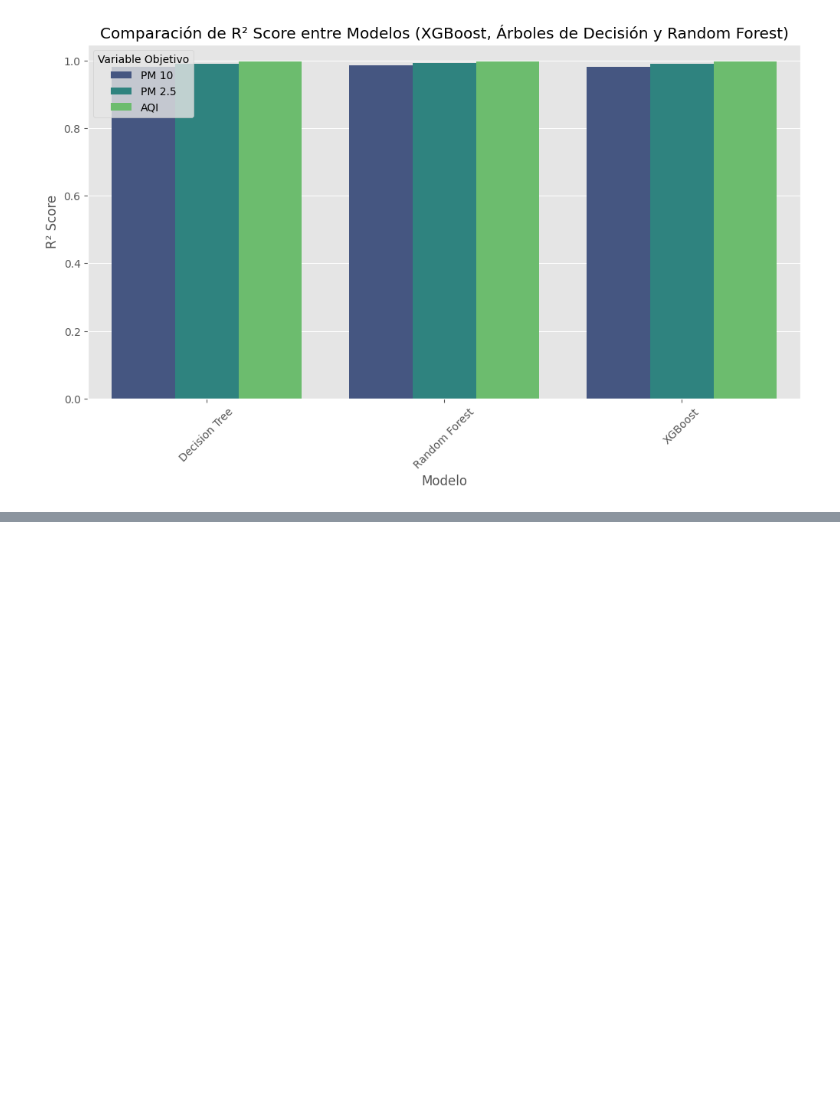
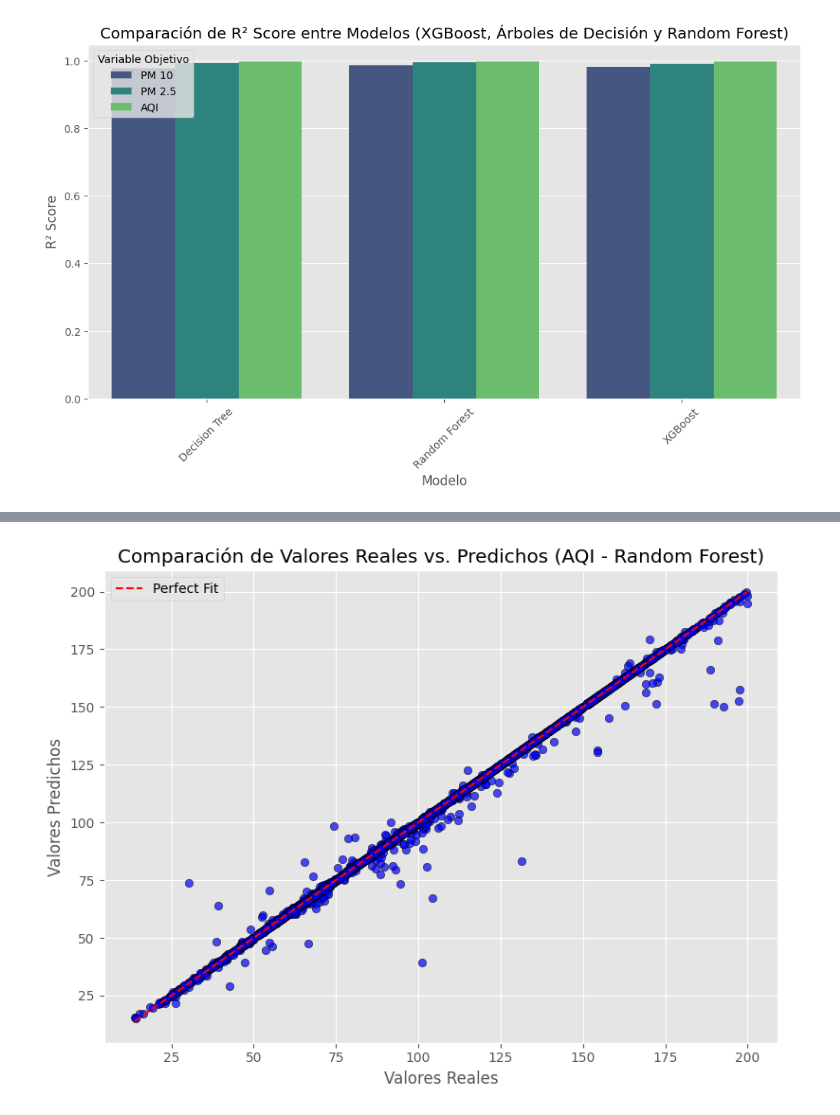
Before and after one commit to Sxrg1o/IA-TA, a Jupyter notebook: Preprocesamiento_caso_estudio_adaptado.ipynb, the cells around one changed output, grey strips where cells are left out. Saved outputs shown, nothing was run; the diff lists cells and outputs as text; code cells hidden in the pictures; blank space fills up the shorter version.

```diff
--- a/Preprocesamiento_caso_estudio_adaptado.ipynb
+++ b/Preprocesamiento_caso_estudio_adaptado.ipynb
@@ -608,0 +627,18 @@ for var in pollution_vars:
+# %%
+# Ejemplo con Random Forest para una variable específica (AQI)
+import numpy as np
+
+best_model = models["Random Forest"]
+y_pred_test = best_model.predict(X_test)
+
+plt.figure(figsize=(8, 6))
+plt.scatter(y_test, y_pred_test, alpha=0.7, edgecolors='k', color='blue')
+plt.plot([min(y_test), max(y_test)], [min(y_test), max(y_test)], '--r', label='Perfect Fit')
+plt.title("Comparación de Valores Reales vs. Predichos (AQI - Random Forest)")
+plt.xlabel("Valores Reales")
+plt.ylabel("Valores Predichos")
+plt.legend()
+plt.tight_layout()
+plt.show()
+# %% [output]
+[figure, added]
```
Also changed, not shown: parts of 12 cells of this notebook.
